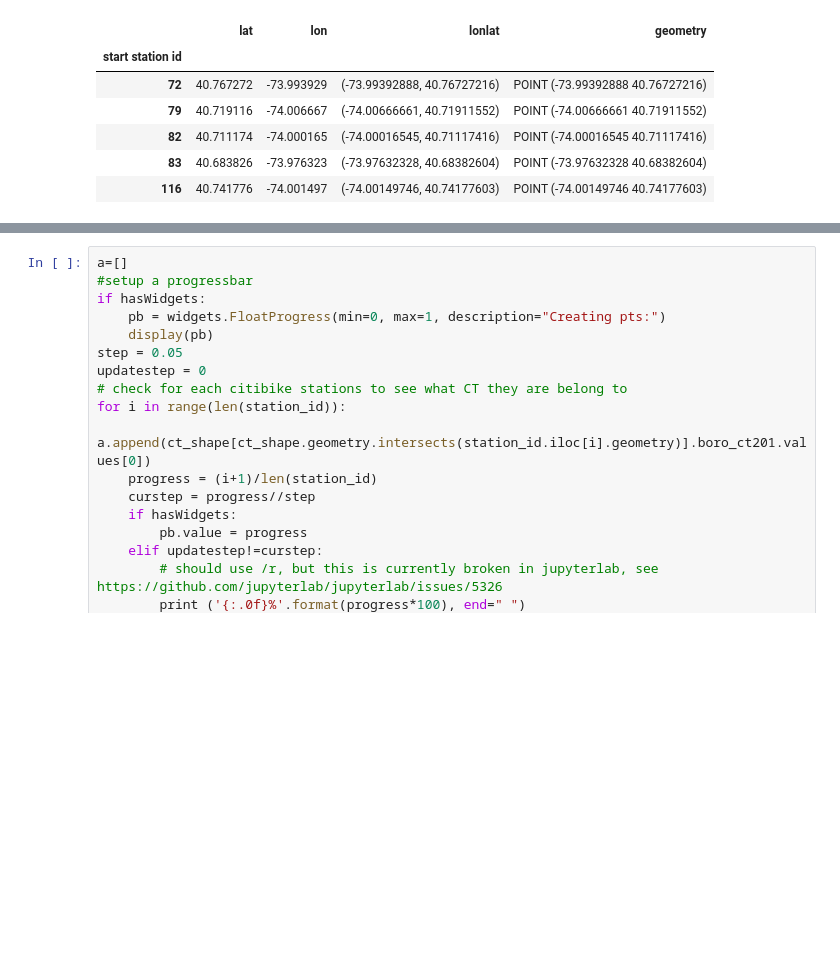
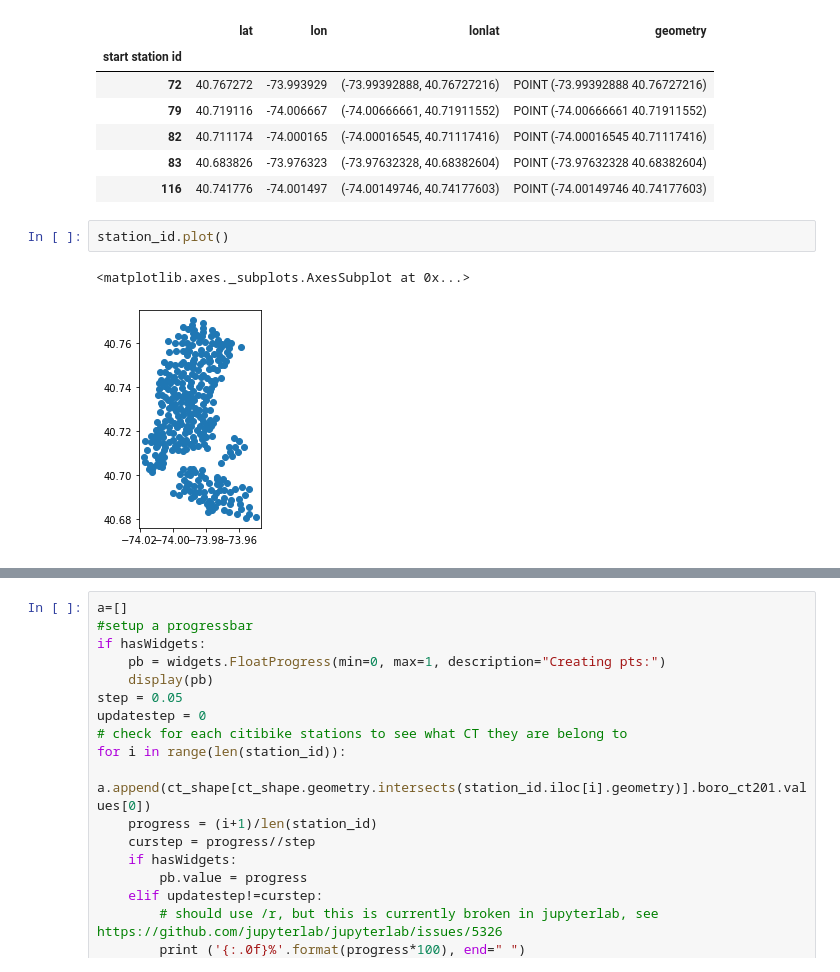
Before and after one commit to fedhere/PUS2020_FBianco, a Jupyter notebook: classdemo/GeospatialAnalysis_CitiBike.ipynb, the cells around one changed output, grey strips where cells are left out. Saved outputs shown, nothing was run; the diff lists cells and outputs as text; blank space fills up the shorter version.

```diff
--- a/classdemo/GeospatialAnalysis_CitiBike.ipynb
+++ b/classdemo/GeospatialAnalysis_CitiBike.ipynb
@@ -354,3 +354,8 @@ station_id.head()
 | 82 | 40.711174 | -74.000165 | (-74.00016545, 40.71117416) | POINT (-74.00016545 40.71117416) |
 | 83 | 40.683826 | -73.976323 | (-73.97632328, 40.68382604) | POINT (-73.97632328 40.68382604) |
 | 116 | 40.741776 | -74.001497 | (-74.00149746, 40.74177603) | POINT (-74.00149746 40.74177603) |
+# %%
+station_id.plot()
+# %% [output]
+<matplotlib.axes._subplots.AxesSubplot at 0x...>
+[figure, added]
```
Also changed, not shown: parts of 69 cells of this notebook.
